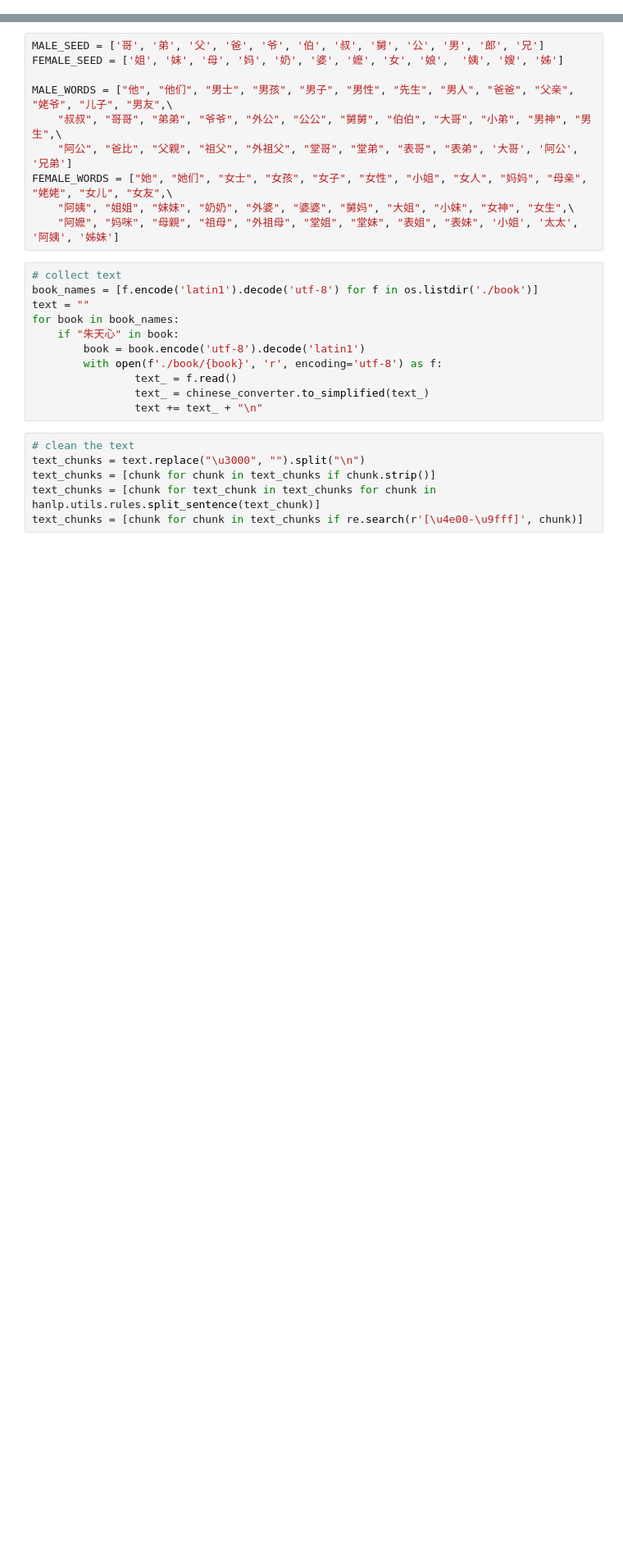
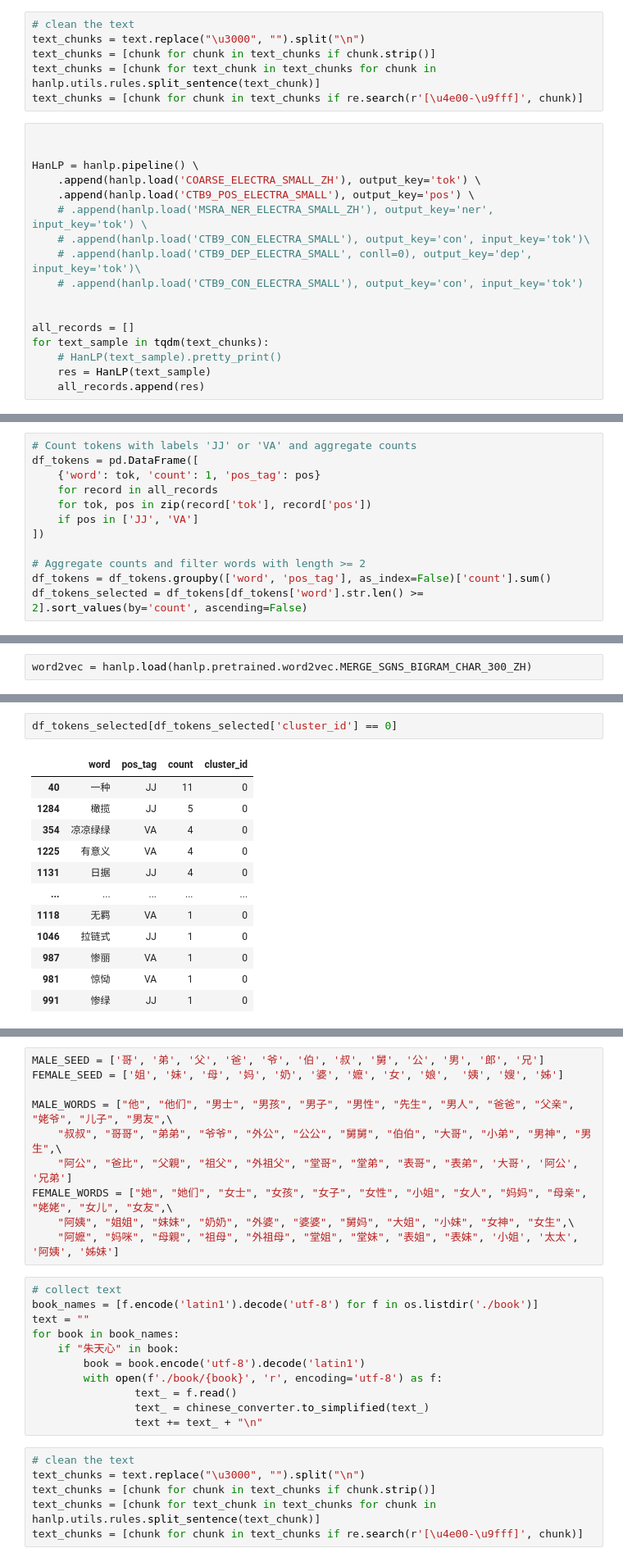
Before and after one commit to fht-epfl/history, a Jupyter notebook: dependency.ipynb, the cells around one changed output, grey strips where cells are left out. Shown at 82% size. Drawn from its saved outputs; the diff is of its cells as text; blank space fills up the shorter version.

```diff
--- a/dependency.ipynb
+++ b/dependency.ipynb
@@ -13,0 +28,23 @@ from collections import Counter
+# %%
+# clean the text
+text_chunks = text.replace("\u3000", "").split("\n")
+text_chunks = [chunk for chunk in text_chunks if chunk.strip()]
+text_chunks = [chunk for text_chunk in text_chunks for chunk in hanlp.utils.rules.split_sentence(text_chunk)]
+text_chunks = [chunk for chunk in text_chunks if re.search(r'[\u4e00-\u9fff]', chunk)]
+# %%
+
+
+HanLP = hanlp.pipeline() \
+    .append(hanlp.load('COARSE_ELECTRA_SMALL_ZH'), output_key='tok') \
+    .append(hanlp.load('CTB9_POS_ELECTRA_SMALL'), output_key='pos') \
+    # .append(hanlp.load('MSRA_NER_ELECTRA_SMALL_ZH'), output_key='ner', input_key='tok') \
+    # .append(hanlp.load('CTB9_CON_ELECTRA_SMALL'), output_key='con', input_key='tok')\
+    # .append(hanlp.load('CTB9_DEP_ELECTRA_SMALL', conll=0), output_key='dep', input_key='tok')\
+    # .append(hanlp.load('CTB9_CON_ELECTRA_SMALL'), output_key='con', input_key='tok')
+
+
+all_records = []
+for text_sample in tqdm(text_chunks):
+    # HanLP(text_sample).pretty_print()
+    res = HanLP(text_sample)
+    all_records.append(res)
@@ -13,0 +55,12 @@ from collections import Counter
+# %%
+# Count tokens with labels 'JJ' or 'VA' and aggregate counts
+df_tokens = pd.DataFrame([
+    {'word': tok, 'count': 1, 'pos_tag': pos}
+    for record in all_records
+    for tok, pos in zip(record['tok'], record['pos'])
+    if pos in ['JJ', 'VA']
+])
+
+# Aggregate counts and filter words with length >= 2
+df_tokens = df_tokens.groupby(['word', 'pos_tag'], as_index=False)['count'].sum()
+df_tokens_selected = df_tokens[df_tokens['word'].str.len() >= 2].sort_values(by='count', ascending=False)
@@ -13,0 +81,2 @@ from collections import Counter
+# %%
+word2vec = hanlp.load(hanlp.pretrained.word2vec.MERGE_SGNS_BIGRAM_CHAR_300_ZH)
@@ -13,0 +228,15 @@ from collections import Counter
+# %%
+df_tokens_selected[df_tokens_selected['cluster_id'] == 0]
+# %% [output]
+|  | word | pos_tag | count | cluster_id |
+| 40 | 一种 | JJ | 11 | 0 |
+| 1284 | 橄揽 | JJ | 5 | 0 |
+| 354 | 凉凉绿绿 | VA | 4 | 0 |
+| 1225 | 有意义 | VA | 4 | 0 |
+| 1131 | 日据 | JJ | 4 | 0 |
+| ... | ... | ... | ... | ... |
+| 1118 | 无羁 | VA | 1 | 0 |
+| 1046 | 拉链式 | JJ | 1 | 0 |
+| 987 | 惨丽 | VA | 1 | 0 |
+| 981 | 惊恸 | VA | 1 | 0 |
+| 991 | 惨绿 | JJ | 1 | 0 |
```
Also changed, not shown: parts of 9 cells of this notebook.
